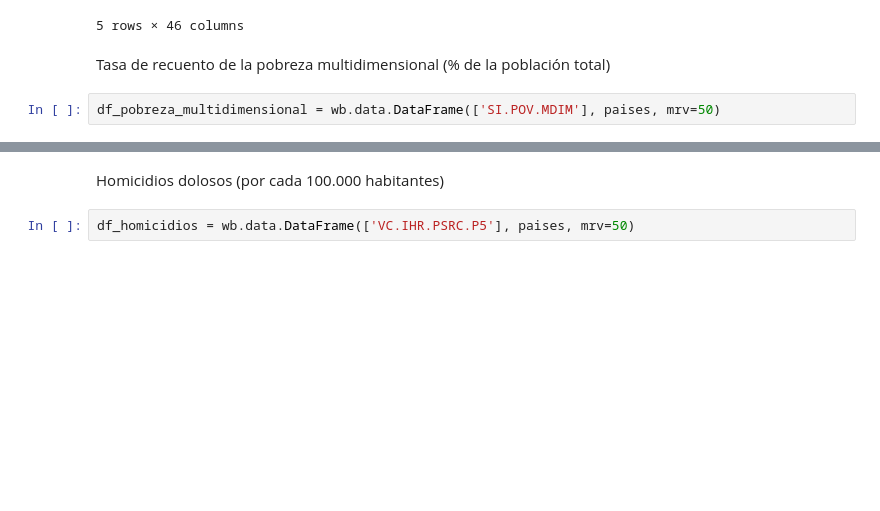
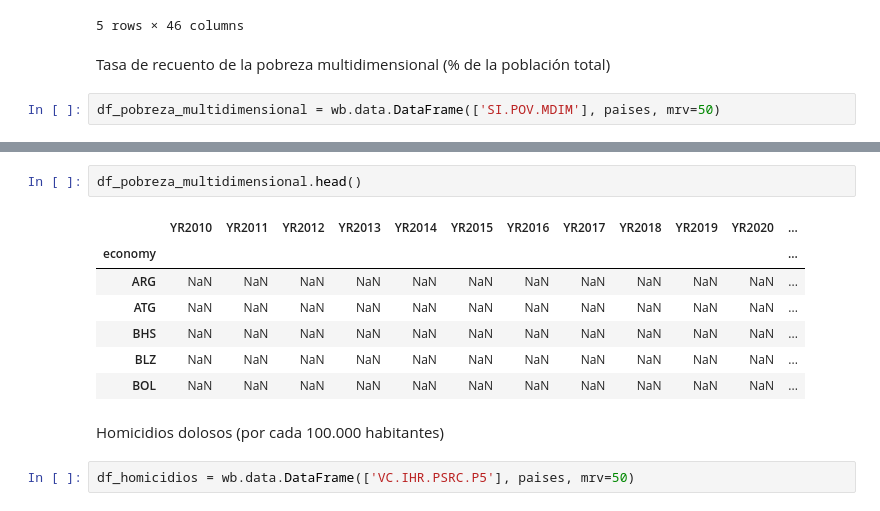
Before and after one commit to BeluSandoval/PFG10_EsperanzadeVida, a Jupyter notebook: datasets.ipynb, the cells around one changed output, grey strips where cells are left out. Drawn from its saved outputs; the diff is of its cells as text; blank space fills up the shorter version.

```diff
--- a/datasets.ipynb
+++ b/datasets.ipynb
@@ -278,3 +299,13 @@ df_pobreza_multidimensional = wb.data.DataFrame(['SI.POV.MDIM'], paises, mrv=50)
+# %%
+df_pobreza_multidimensional.head()
+# %% [output]
+|  | YR2010 | YR2011 | YR2012 | YR2013 | YR2014 | YR2015 | YR2016 | YR2017 | YR2018 | YR2019 | YR2020 | ... |
+| economy |  |  |  |  |  |  |  |  |  |  |  | ... |
+| ARG | NaN | NaN | NaN | NaN | NaN | NaN | NaN | NaN | NaN | NaN | NaN | ... |
+| ATG | NaN | NaN | NaN | NaN | NaN | NaN | NaN | NaN | NaN | NaN | NaN | ... |
+| BHS | NaN | NaN | NaN | NaN | NaN | NaN | NaN | NaN | NaN | NaN | NaN | ... |
+| BLZ | NaN | NaN | NaN | NaN | NaN | NaN | NaN | NaN | NaN | NaN | NaN | ... |
+| BOL | NaN | NaN | NaN | NaN | NaN | NaN | NaN | NaN | NaN | NaN | NaN | ... |
 # %% [markdown]
 Homicidios dolosos (por cada 100.000 habitantes)
 # %%
```
Also changed, not shown: parts of 1 cell of this notebook, 3 other files.
